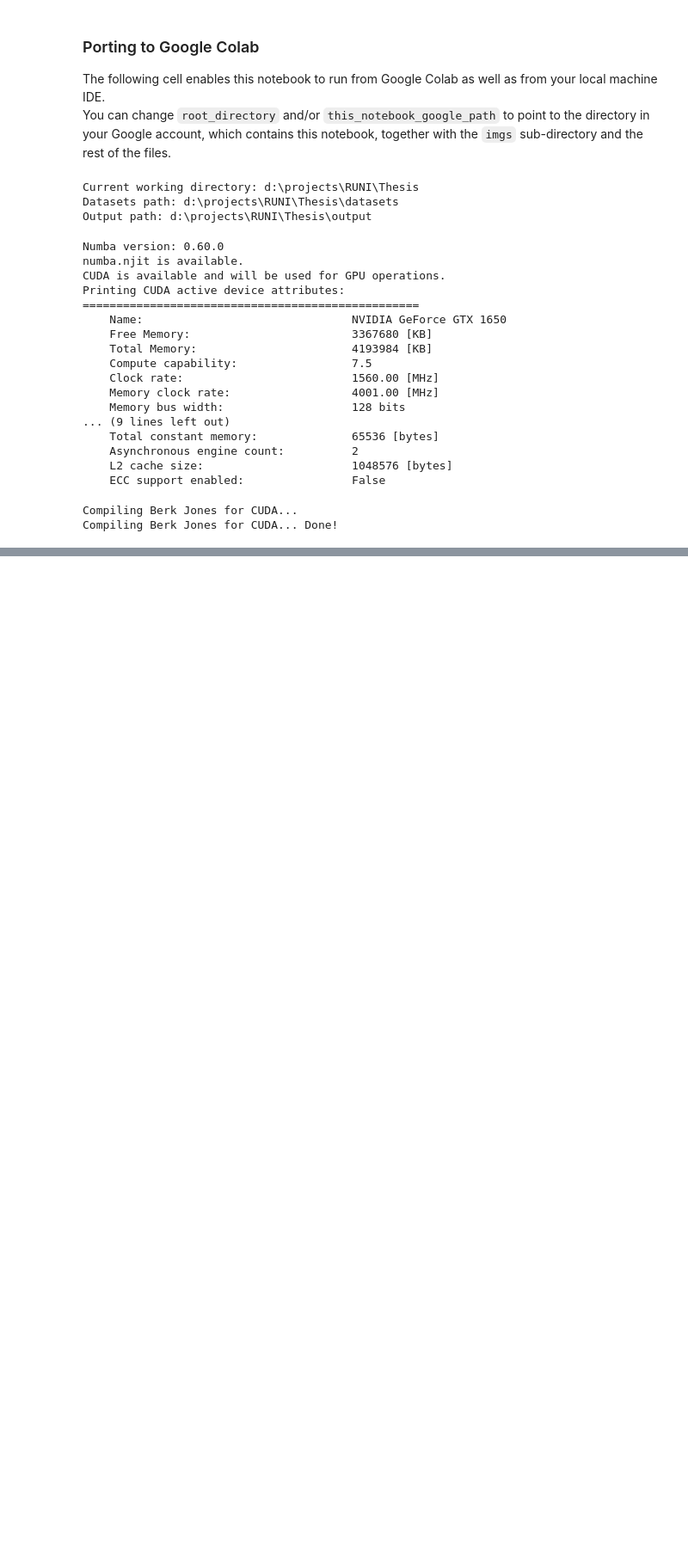
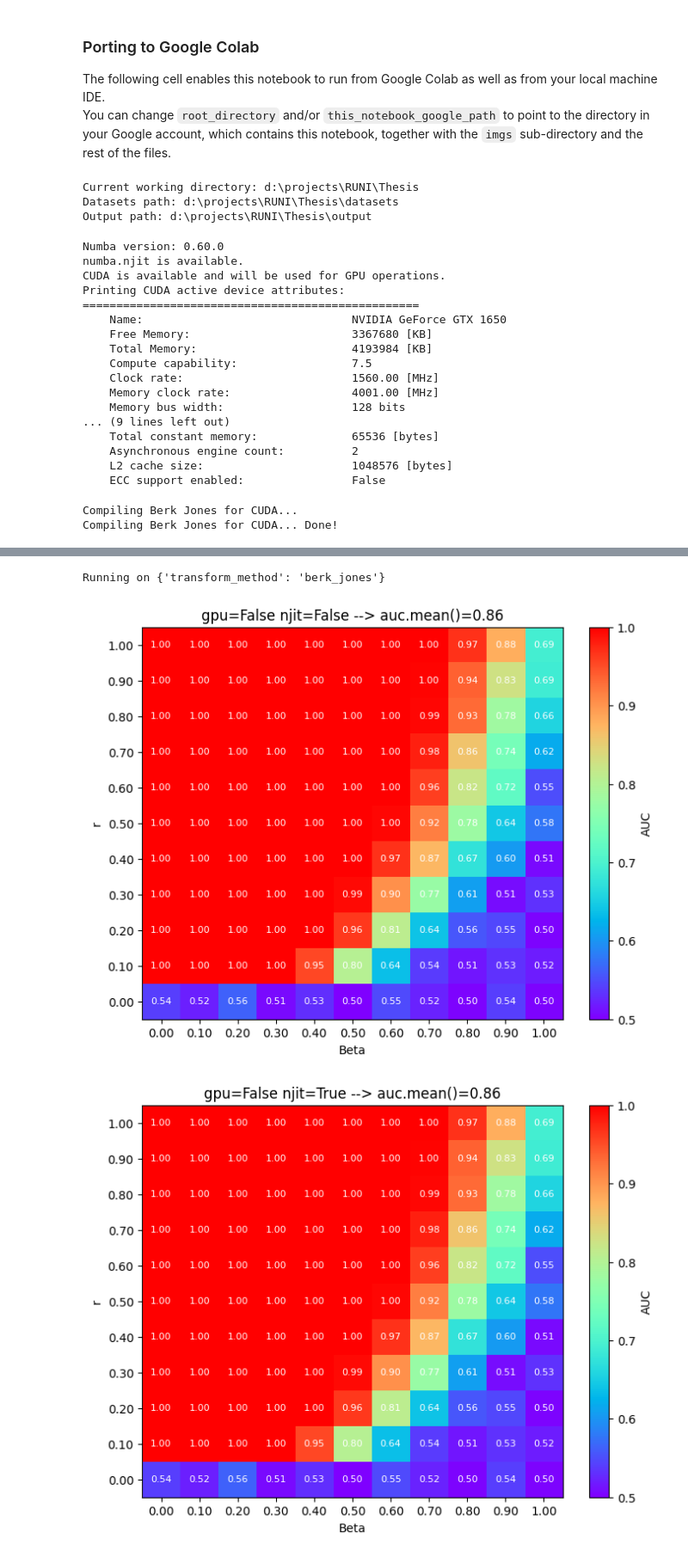
Before and after one commit to drormeir/Thesis, a Jupyter notebook: python/metrics/bitexact_auc.ipynb, the cells around one changed output, grey strips where cells are left out. Shown at 86% size. Saved outputs shown, nothing was run; the diff lists cells and outputs as text; code cells hidden in the pictures; blank space fills up the shorter version.

```diff
--- a/python/metrics/bitexact_auc.ipynb
+++ b/python/metrics/bitexact_auc.ipynb
@@ -129,0 +113,9 @@ gpu=True njit=False --> auc.mean()=0.59
+# %%
+simulation3(N=N, num_monte=num_monte,\
+            r_range=r_range, beta_range=beta_range,\
+            alpha= alpha,\
+                transform_method='berk_jones')
+# %% [output]
+Running on {'transform_method': 'berk_jones'}
+[figure, added]
+[figure, added]
```
Also changed, not shown: parts of 12 cells of this notebook, 1 other file.
